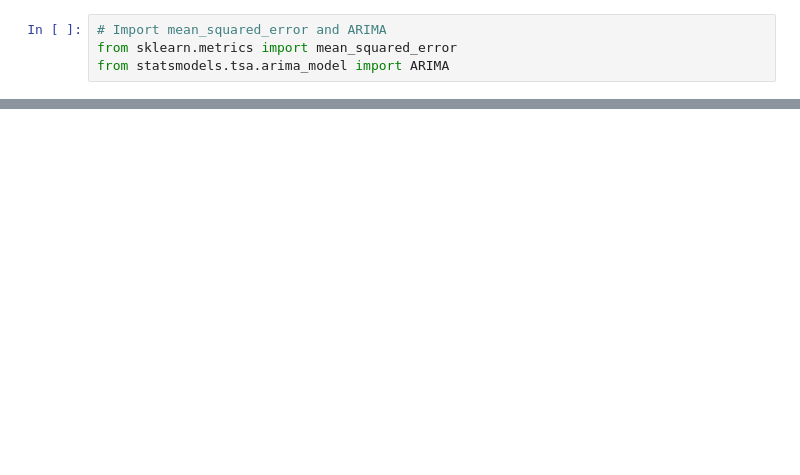
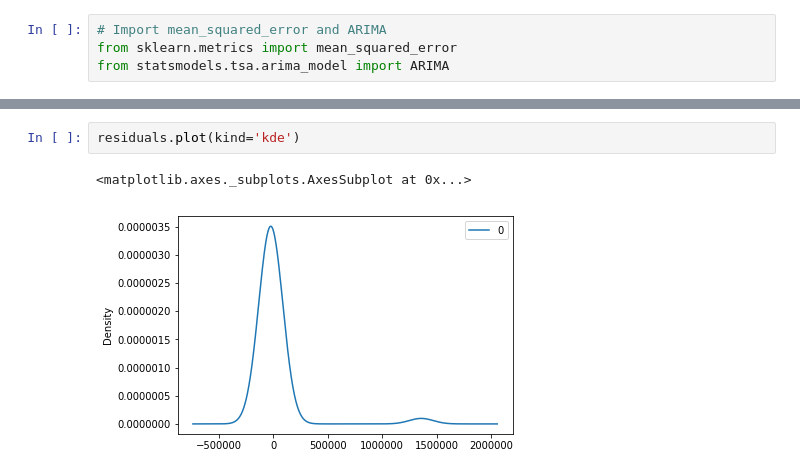
Before and after one commit to AVJdataminer/COVID19_GC, a Jupyter notebook: AnswerKeys/COVID19_GuidedCapstoneStep4andStep5_AnswerKey.ipynb, the cells around one changed output, grey strips where cells are left out. Drawn from its saved outputs; the diff is of its cells as text; blank space fills up the shorter version.

```diff
--- a/AnswerKeys/COVID19_GuidedCapstoneStep4andStep5_AnswerKey.ipynb
+++ b/AnswerKeys/COVID19_GuidedCapstoneStep4andStep5_AnswerKey.ipynb
@@ -409,0 +387,5 @@ plt.tight_layout()
+# %%
+residuals.plot(kind='kde')
+# %% [output]
+<matplotlib.axes._subplots.AxesSubplot at 0x...>
+[figure, added]
```
Also changed, not shown: parts of 29 cells of this notebook.
